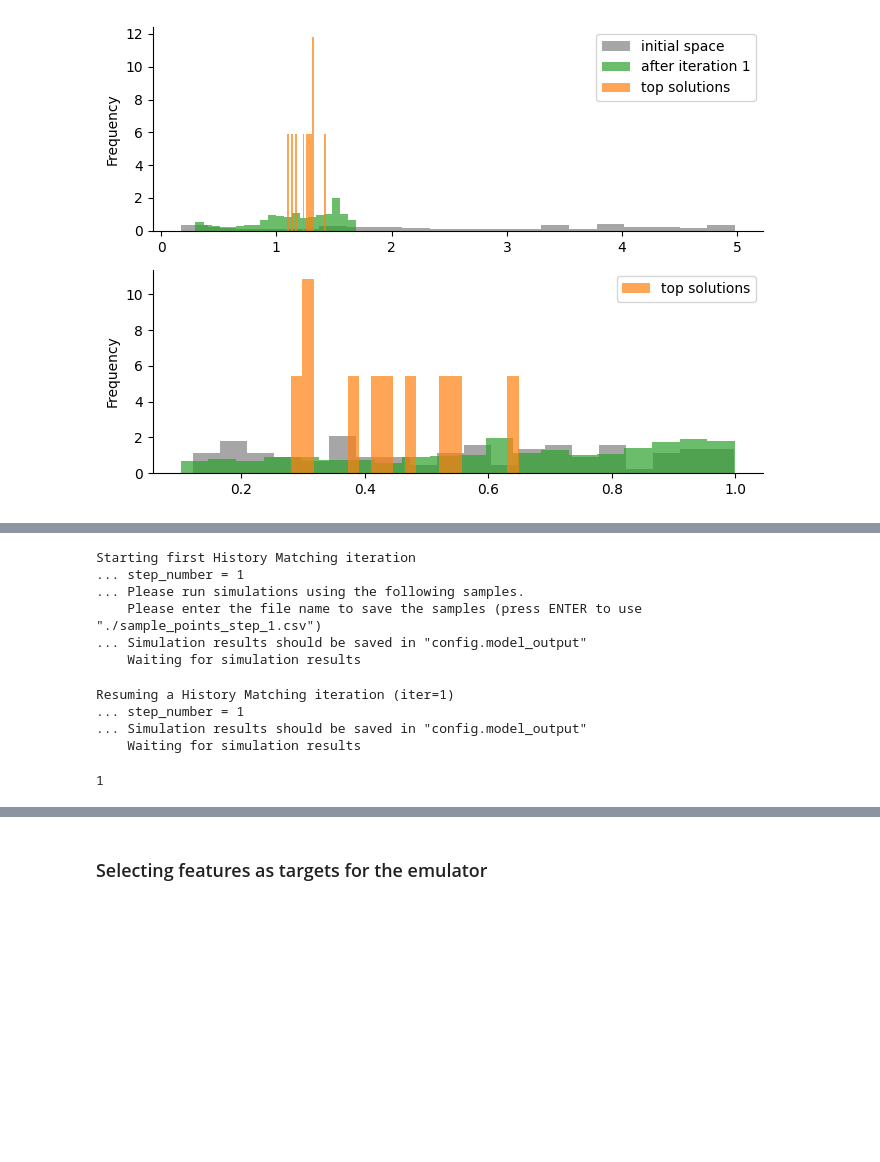
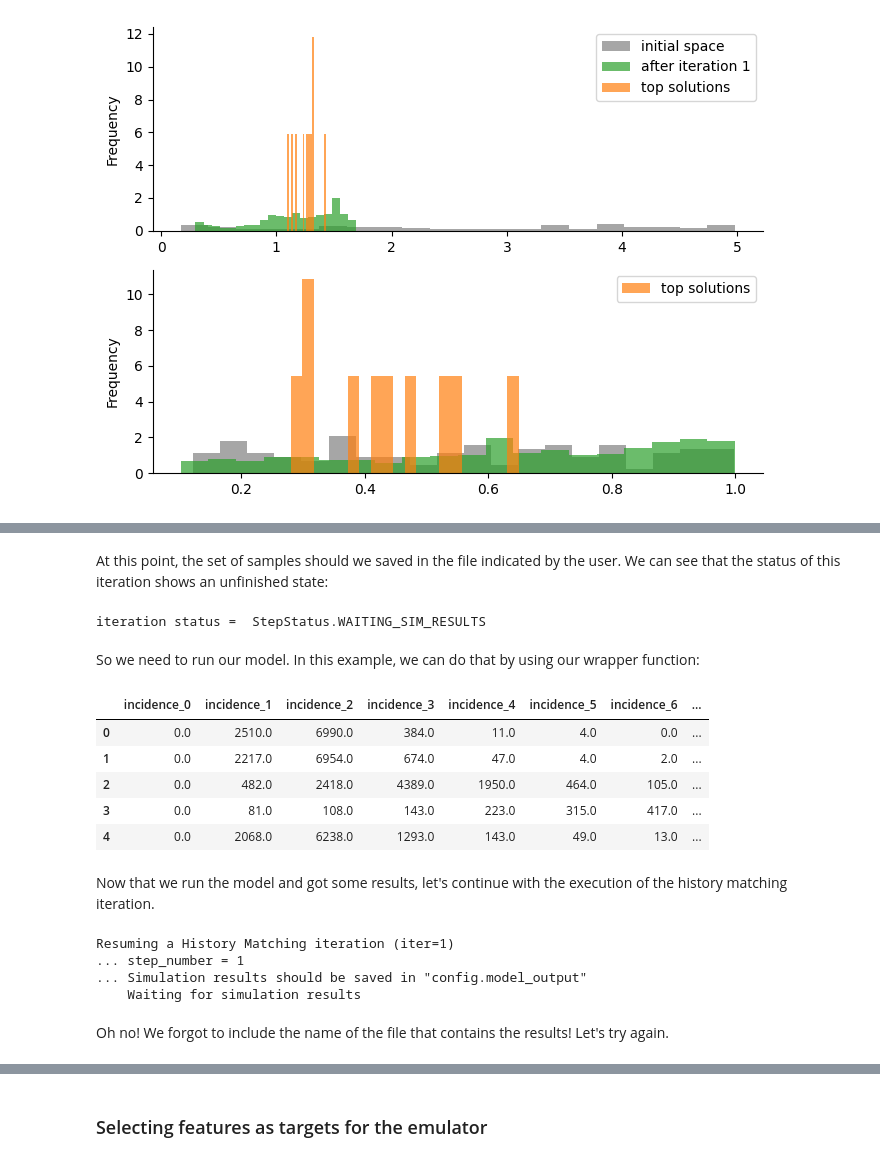
Before and after one commit to InstituteforDiseaseModeling/historymatching, a Jupyter notebook: examples/02_history_matching_advanced_config_sir.ipynb, the cells around one changed output, grey strips where cells are left out. Saved outputs shown, nothing was run; the diff lists cells and outputs as text; code cells hidden in the pictures; blank space fills up the shorter version.

```diff
--- a/examples/02_history_matching_advanced_config_sir.ipynb
+++ b/examples/02_history_matching_advanced_config_sir.ipynb
@@ -543,10 +565,25 @@ config = hm.Config( parameter_space = parameter_space.reset_index(),
-# %%
-trace = hm.do_step( config )
-# %% [output]
-Starting first History Matching iteration
-... step_number = 1
-... Please run simulations using the following samples.
-    Please enter the file name to save the samples (press ENTER to use "./sample_points_step_1.csv")
-... Simulation results should be saved in "config.model_output"
-    Waiting for simulation results
+# %% [markdown]
+At this point, the set of samples should we saved in the file indicated by the user. We can see that the status of this iteration shows an unfinished state:
+# %%
+print( 'iteration status = ', trace_no_model[-1]['status'] )
+# %% [output]
+iteration status =  StepStatus.WAITING_SIM_RESULTS
+# %% [markdown]
+So we need to run our model. In this example, we can do that by using our wrapper function:
+# %%
+samples_filename = './sample_points_step_1.csv'
+results_filename = './results_step_1.csv'
+samples_to_simulate = pd.read_csv( samples_filename )
+sim_results = sir_model_wrapper( samples_to_simulate )
+sim_results.to_csv( results_filename )
+sim_results.head()
+# %% [output]
+|  | incidence_0 | incidence_1 | incidence_2 | incidence_3 | incidence_4 | incidence_5 | incidence_6 | ... |
+| 0 | 0.0 | 2510.0 | 6990.0 | 384.0 | 11.0 | 4.0 | 0.0 | ... |
+| 1 | 0.0 | 2217.0 | 6954.0 | 674.0 | 47.0 | 4.0 | 2.0 | ... |
+| 2 | 0.0 | 482.0 | 2418.0 | 4389.0 | 1950.0 | 464.0 | 105.0 | ... |
+| 3 | 0.0 | 81.0 | 108.0 | 143.0 | 223.0 | 315.0 | 417.0 | ... |
+| 4 | 0.0 | 2068.0 | 6238.0 | 1293.0 | 143.0 | 49.0 | 13.0 | ... |
+# %% [markdown]
+Now that we run the model and got some results, let's continue with the execution of the history matching iteration.
 # %%
@@ -556,8 +593,6 @@ Resuming a History Matching iteration (iter=1)
 ... step_number = 1
 ... Simulation results should be saved in "config.model_output"
     Waiting for simulation results
-# %%
-len(trace_2)
-# %% [output]
-1
+# %% [markdown]
+Oh no! We forgot to include the name of the file that contains the results! Let's try again.
 # %%
```
Also changed, not shown: parts of 15 cells of this notebook.
